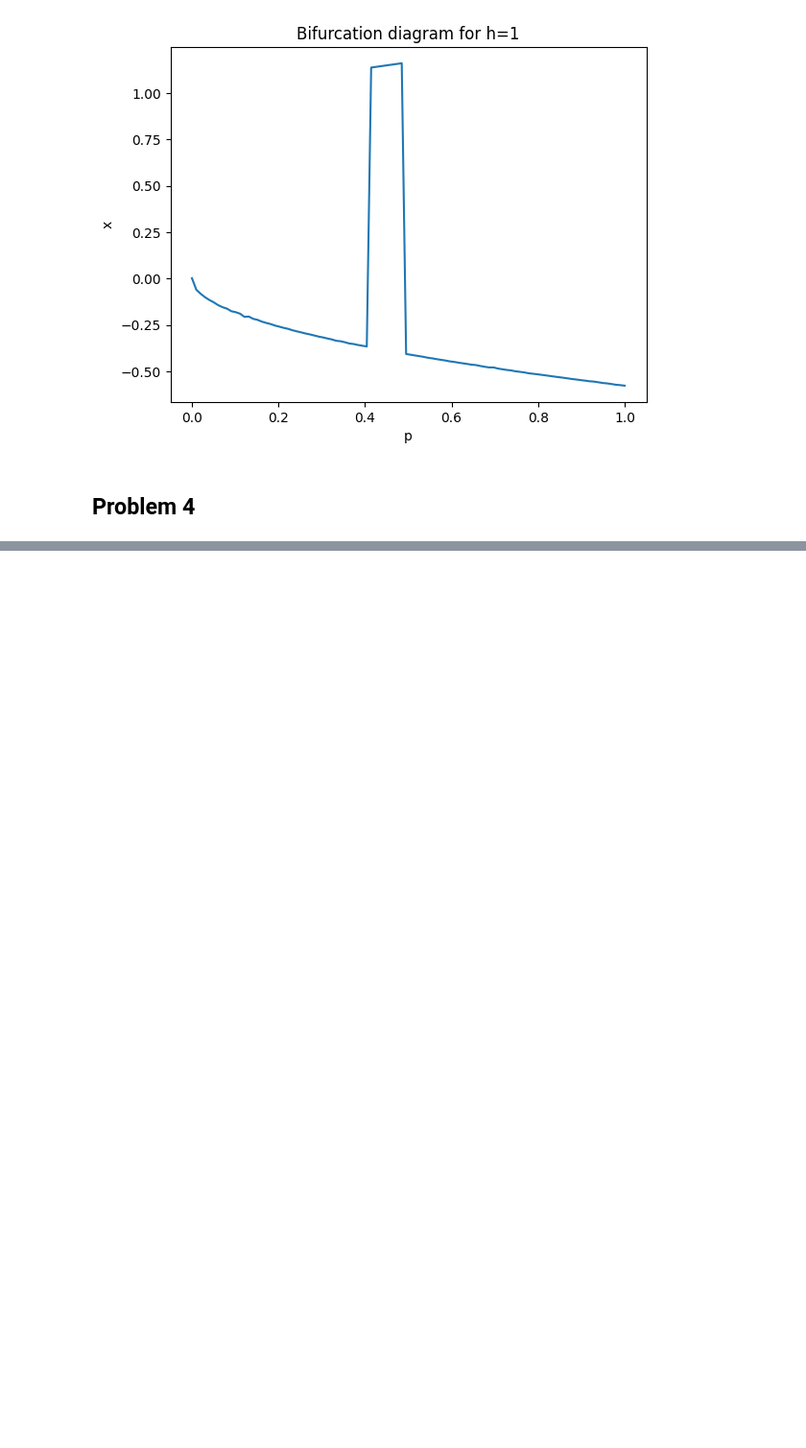
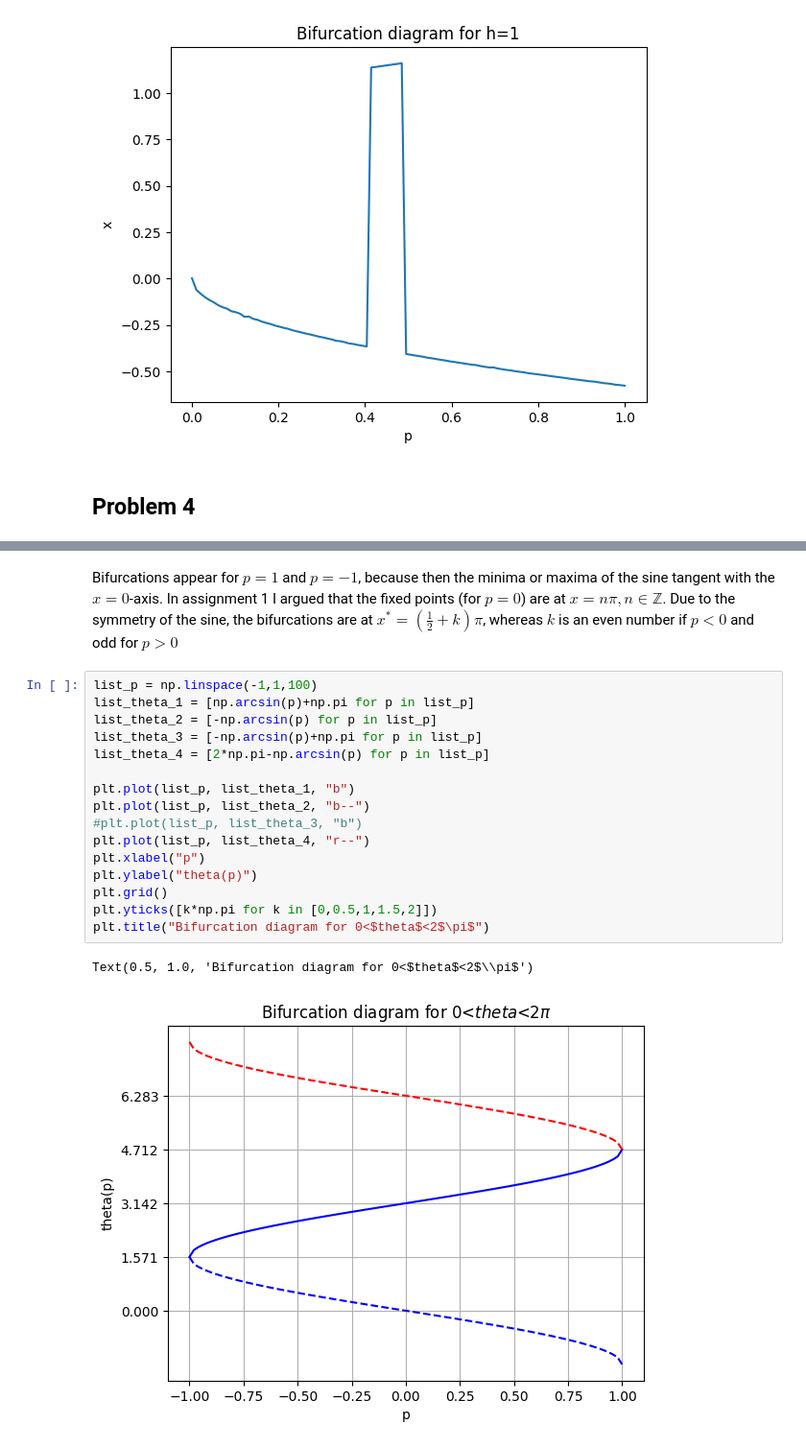
Before and after one commit to corinnawegner/Physics_of_complex_systems, a Jupyter notebook: Assignment 3/Assignment_3_Corinna_Wegner.ipynb, the cells around one changed output, grey strips where cells are left out. Shown at 96% size. Saved outputs shown, nothing was run; the diff lists cells and outputs as text; blank space fills up the shorter version.

```diff
--- a/Assignment 3/Assignment_3_Corinna_Wegner.ipynb
+++ b/Assignment 3/Assignment_3_Corinna_Wegner.ipynb
@@ -214,0 +219,21 @@ for f in fixed_points:
+# %% [markdown]
+Bifurcations appear for $p=1$ and $p=-1$, because then the minima or maxima of the sine tangent with the $x=0$-axis. In assignment 1 I argued that the fixed points (for $p=0$) are at $x = n \pi, n \in \mathbb{Z}$. Due to the symmetry of the sine, the bifurcations are at $x^* = (\frac{1}{2}+k) \pi $, whereas $k$ is an even number if $p<0$ and odd for $p>0$
+# %%
+list_p = np.linspace(-1,1,100)
+list_theta_1 = [np.arcsin(p)+np.pi for p in list_p]
+list_theta_2 = [-np.arcsin(p) for p in list_p]
+list_theta_3 = [-np.arcsin(p)+np.pi for p in list_p]
+list_theta_4 = [2*np.pi-np.arcsin(p) for p in list_p]
+
+plt.plot(list_p, list_theta_1, "b")
+plt.plot(list_p, list_theta_2, "b--")
+#plt.plot(list_p, list_theta_3, "b")
+plt.plot(list_p, list_theta_4, "r--")
+plt.xlabel("p")
+plt.ylabel("theta(p)")
+plt.grid()
+plt.yticks([k*np.pi for k in [0,0.5,1,1.5,2]])
+plt.title("Bifurcation diagram for 0<$theta$<2$\pi$")
+# %% [output]
+Text(0.5, 1.0, 'Bifurcation diagram for 0<$theta$<2$\\pi$')
+[figure, added]
```
Also changed, not shown: parts of 5 cells of this notebook.
